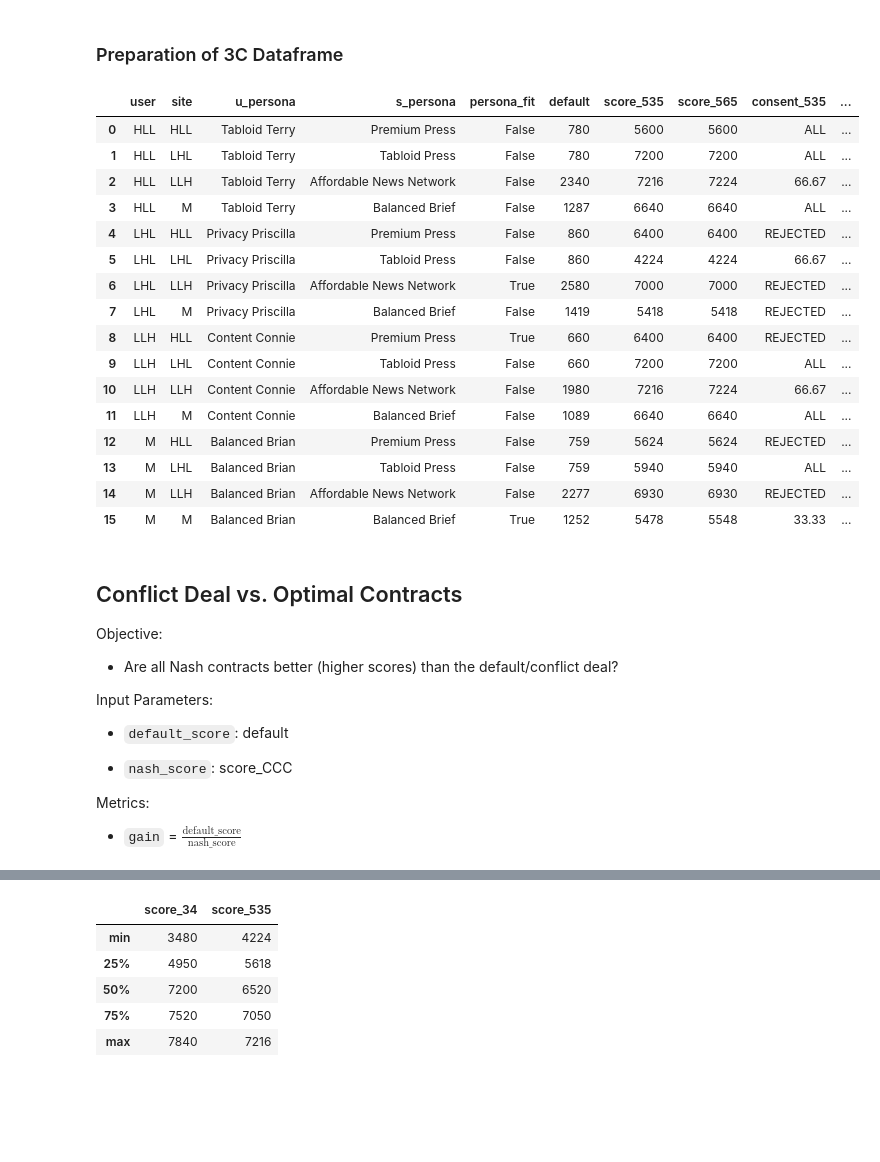
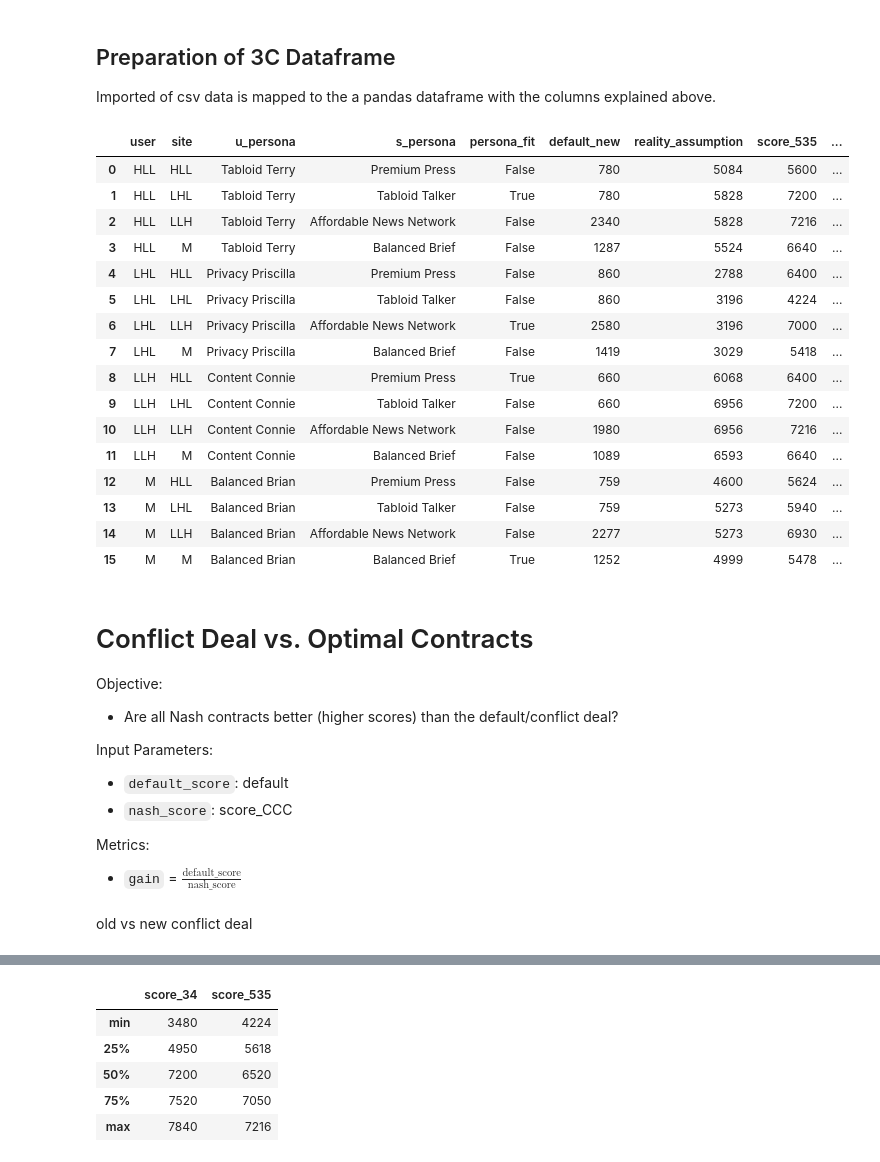
Before and after one commit to 82beja1bwi/contract-evaluation, a Jupyter notebook: qualitative_analysis.ipynb, the cells around one changed output, grey strips where cells are left out. Saved outputs shown, nothing was run; the diff lists cells and outputs as text; code cells hidden in the pictures; blank space fills up the shorter version.

```diff
--- a/qualitative.ipynb
+++ b/qualitative_analysis.ipynb
@@ -115,5 +119,6 @@ two_c_df
 # %% [markdown]
-### Preparation of 3C Dataframe
+## Preparation of 3C Dataframe
+Imported of csv data is mapped to the a pandas dataframe with the columns explained above.
 # %%
 # load and present dataset
 three_c_df = pd.read_csv('./qualitative_3c.csv')
@@ -152,7 +157,7 @@ def toSitePersona(value):
      elif value == 'HLL':
          return 'Premium Press'
      elif value == 'LHL':
-         return 'Tabloid Press'
+         return 'Tabloid Talker'
      elif value == 'LLH':
          return 'Affordable News Network'
 
@@ -160,63 +165,65 @@ three_c_df['u_persona'] = three_c_df["user"].apply(toUserPersona)
 three_c_df['s_persona'] = three_c_df["site"].apply(toSitePersona)
 
 
 # Personas fit logically, e.g. Balanced Brian and Balanced Brief or Tabloid Terry and Tabloid Talker
 three_c_df['persona_fit'] = ((three_c_df['u_persona'] == 'Balanced Brian') & (three_c_df['s_persona'] == 'Balanced Brief')) | \
                             ((three_c_df['u_persona'] == 'Tabloid Terry') & (three_c_df['s_persona'] == 'Tabloid Talker')) | \
                             ((three_c_df['u_persona'] == 'Content Connie') & (three_c_df['s_persona'] == 'Premium Press')) | \
                             ((three_c_df['u_persona'] == 'Privacy Priscilla') & (three_c_df['s_persona'] == 'Affordable News Network'))
 
 # from consent string to percentage
 for name in ['consent_535', 'consent_565']:
     three_c_df[name].fillna('0', inplace=True)
 
 consent_options = 6
 
 for name in ['consent_565']:
     three_c_df[name] = three_c_df[name].apply(lambda value: 0 if value == '0' else(round(len(value.split())/consent_options*100,2)))
     three_c_df[name] = three_c_df[name].apply(lambda value: 'ALL' if value == 100.0 else ('REJECTED' if value == 0.0 else value))
 
 consent_options = 3
 
 for name in ['consent_535']:
     three_c_df[name] = three_c_df[name].apply(lambda value: 0 if value == '0' else(round(len(value.split())/consent_options*100,2)))
     three_c_df[name] = three_c_df[name].apply(lambda value: 'ALL' if value == 100.0 else ('REJECTED' if value == 0.0 else value))
 
 # arrange order of columns
-three_c_df = three_c_df[['user', 'site','u_persona', 's_persona', 'persona_fit', 'default', 'score_535', 'score_565',
+three_c_df = three_c_df[['user', 'site','u_persona', 's_persona', 'persona_fit', 'default_new', 'reality_assumption',  'score_535', 'score_565',
                    'consent_535', 'consent_565', 'content_535', 'content_565','cost_535','cost_565']]
 
 three_c_df
 # %% [output]
-|  | user | site | u_persona | s_persona | persona_fit | default | score_535 | score_565 | consent_535 | ... |
-| 0 | HLL | HLL | Tabloid Terry | Premium Press | False | 780 | 5600 | 5600 | ALL | ... |
-| 1 | HLL | LHL | Tabloid Terry | Tabloid Press | False | 780 | 7200 | 7200 | ALL | ... |
-| 2 | HLL | LLH | Tabloid Terry | Affordable News Network | False | 2340 | 7216 | 7224 | 66.67 | ... |
-| 3 | HLL | M | Tabloid Terry | Balanced Brief | False | 1287 | 6640 | 6640 | ALL | ... |
-| 4 | LHL | HLL | Privacy Priscilla | Premium Press | False | 860 | 6400 | 6400 | REJECTED | ... |
-| 5 | LHL | LHL | Privacy Priscilla | Tabloid Press | False | 860 | 4224 | 4224 | 66.67 | ... |
-| 6 | LHL | LLH | Privacy Priscilla | Affordable News Network | True | 2580 | 7000 | 7000 | REJECTED | ... |
-| 7 | LHL | M | Privacy Priscilla | Balanced Brief | False | 1419 | 5418 | 5418 | REJECTED | ... |
-| 8 | LLH | HLL | Content Connie | Premium Press | True | 660 | 6400 | 6400 | REJECTED | ... |
-| 9 | LLH | LHL | Content Connie | Tabloid Press | False | 660 | 7200 | 7200 | ALL | ... |
-| 10 | LLH | LLH | Content Connie | Affordable News Network | False | 1980 | 7216 | 7224 | 66.67 | ... |
-| 11 | LLH | M | Content Connie | Balanced Brief | False | 1089 | 6640 | 6640 | ALL | ... |
-| 12 | M | HLL | Balanced Brian | Premium Press | False | 759 | 5624 | 5624 | REJECTED | ... |
-| 13 | M | LHL | Balanced Brian | Tabloid Press | False | 759 | 5940 | 5940 | ALL | ... |
-| 14 | M | LLH | Balanced Brian | Affordable News Network | False | 2277 | 6930 | 6930 | REJECTED | ... |
-| 15 | M | M | Balanced Brian | Balanced Brief | True | 1252 | 5478 | 5548 | 33.33 | ... |
+|  | user | site | u_persona | s_persona | persona_fit | default_new | reality_assumption | score_535 | ... |
+| 0 | HLL | HLL | Tabloid Terry | Premium Press | False | 780 | 5084 | 5600 | ... |
+| 1 | HLL | LHL | Tabloid Terry | Tabloid Talker | True | 780 | 5828 | 7200 | ... |
+| 2 | HLL | LLH | Tabloid Terry | Affordable News Network | False | 2340 | 5828 | 7216 | ... |
+| 3 | HLL | M | Tabloid Terry | Balanced Brief | False | 1287 | 5524 | 6640 | ... |
+| 4 | LHL | HLL | Privacy Priscilla | Premium Press | False | 860 | 2788 | 6400 | ... |
+| 5 | LHL | LHL | Privacy Priscilla | Tabloid Talker | False | 860 | 3196 | 4224 | ... |
+| 6 | LHL | LLH | Privacy Priscilla | Affordable News Network | True | 2580 | 3196 | 7000 | ... |
+| 7 | LHL | M | Privacy Priscilla | Balanced Brief | False | 1419 | 3029 | 5418 | ... |
+| 8 | LLH | HLL | Content Connie | Premium Press | True | 660 | 6068 | 6400 | ... |
+| 9 | LLH | LHL | Content Connie | Tabloid Talker | False | 660 | 6956 | 7200 | ... |
+| 10 | LLH | LLH | Content Connie | Affordable News Network | False | 1980 | 6956 | 7216 | ... |
+| 11 | LLH | M | Content Connie | Balanced Brief | False | 1089 | 6593 | 6640 | ... |
+| 12 | M | HLL | Balanced Brian | Premium Press | False | 759 | 4600 | 5624 | ... |
+| 13 | M | LHL | Balanced Brian | Tabloid Talker | False | 759 | 5273 | 5940 | ... |
+| 14 | M | LLH | Balanced Brian | Affordable News Network | False | 2277 | 5273 | 6930 | ... |
+| 15 | M | M | Balanced Brian | Balanced Brief | True | 1252 | 4999 | 5478 | ... |
 # %% [markdown]
-## Conflict Deal vs. Optimal Contracts
+# Conflict Deal vs. Optimal Contracts
 
 Objective:
+
 - Are all Nash contracts better (higher scores) than the default/conflict deal?
 
 Input Parameters:
 
 - `default_score`: default
-
 - `nash_score`: score_CCC
 
 Metrics:
 
 - `gain` = $\frac{\text{default\_score}}{\text{nash\_score}}$
+# %% [markdown]
+old vs new conflict deal
```
Also changed, not shown: parts of 54 cells of this notebook, 9 other files.
